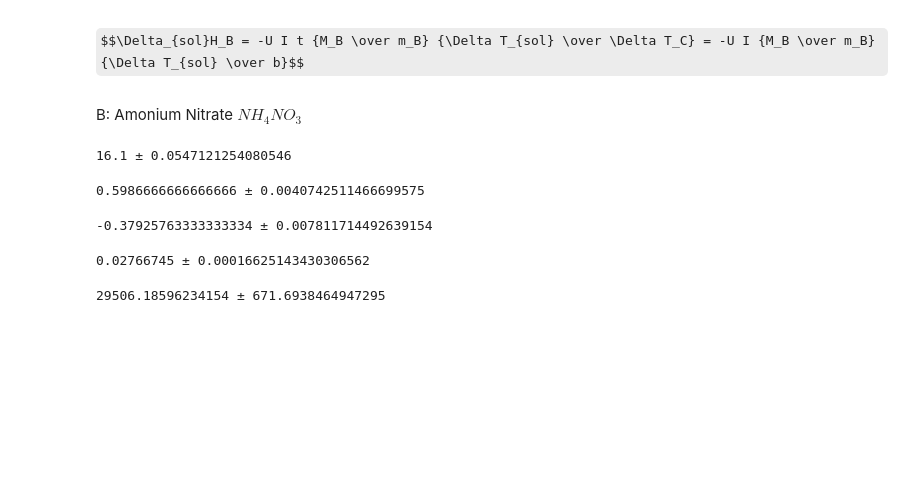
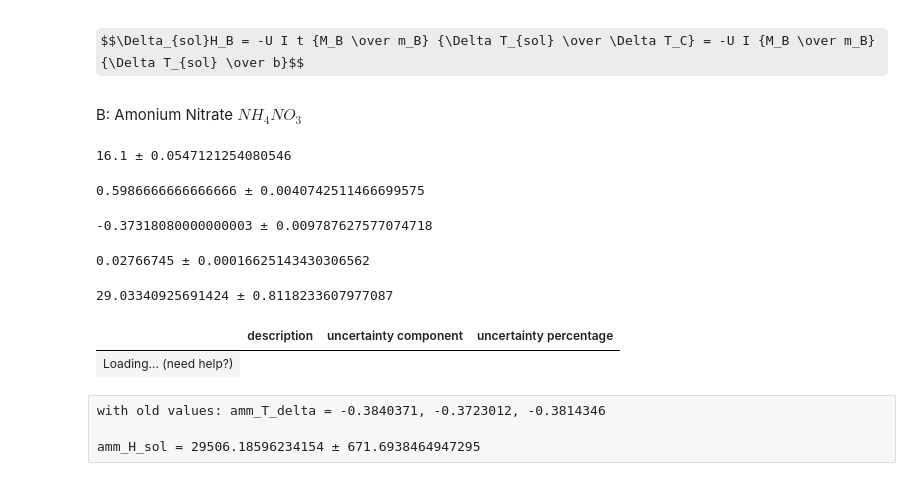
Before and after one commit to janjoch/ppc_skripts_reports, a Jupyter notebook: KAL_Auswertung/kal_sol_enth_results_unc_modelling.ipynb, the cells around one changed output. Drawn from its saved outputs; the diff is of its cells as text; code cells hidden in the pictures; some formulas as TeX source; blank space fills up the shorter version.

```diff
--- a/KAL_Auswertung/kal_sol_enth_results_unc_modelling.ipynb
+++ b/KAL_Auswertung/kal_sol_enth_results_unc_modelling.ipynb
@@ -7,3 +18,26 @@ from metas_unclib import *
+# %%
+def unc_budget(unc_item, show_table=True):
+    tree = UncBudget.ComputeTreeUncBudget(unc_item.net_object)
+
+    table = pd.DataFrame(
+        columns=("description", "uncertainty component", "uncertainty percentage"),
+        index=range(len(tree)+1)
+    )
+
+    for i, elem in enumerate(tree):
+        #print(element)
+        table.loc[i] = (
+            elem.get_Description(),
+            elem.get_UncComponent(),
+            elem.get_UncPercentage(),
+        )
+    table.loc[len(tree)] = (
+        "SUMMARY",
+        unc_item.stdunc,
+        100.,
+    )
+
+    return table.sort_values("uncertainty percentage", ascending=False)
 # %%
 def tolerance(value, a):
     """
@@ -44,12 +78,12 @@ amm_m
 0.5986666666666666 ± 0.0040742511466699575
 # %%
 amm_T_delta = ufloatfromsamples(
-    (-0.3840371, -0.3723012, -0.3814346),
+    (-0.3815051, -0.3662502, -0.3717871),
     desc="delta T of solution / K",
 )
 amm_T_delta
 # %% [output]
--0.37925763333333334 ± 0.007811714492639154
+-0.37318080000000003 ± 0.009787627577074718
 # %%
 # Standardfehler der Regression wird ignoriert, da um über 1 Grössenordnung kleiner
 amm_b = ufloatfromsamples(
@@ -61,9 +95,18 @@ amm_b
 0.02766745 ± 0.00016625143430306562
 # %%
 amm_H_sol = - U * I * amm_M / amm_m * amm_T_delta / amm_b  # J / mol
-amm_H_sol
+amm_H_sol / 1000  # kJ / mol
 # %% [output]
-29506.18596234154 ± 671.6938464947295
+29.03340925691424 ± 0.8118233607977087
+# %%
+unc_budget(amm_H_sol)
+# %% [output]
+|  | description | uncertainty component | uncertainty percentage |
+| Loading... (need help?) |
+# %% [raw]
+with old values: amm_T_delta = -0.3840371, -0.3723012, -0.3814346
+
+amm_H_sol = 29506.18596234154 ± 671.6938464947295
 # %%
 # reference value @25°C: 25.69 kJ/mol
 # https://en.wikipedia.org/wiki/Enthalpy_change_of_solution#Dependence_on_the_nature_of_the_solution
```
Also changed, not shown: parts of 2 cells of this notebook, 32 other files.
